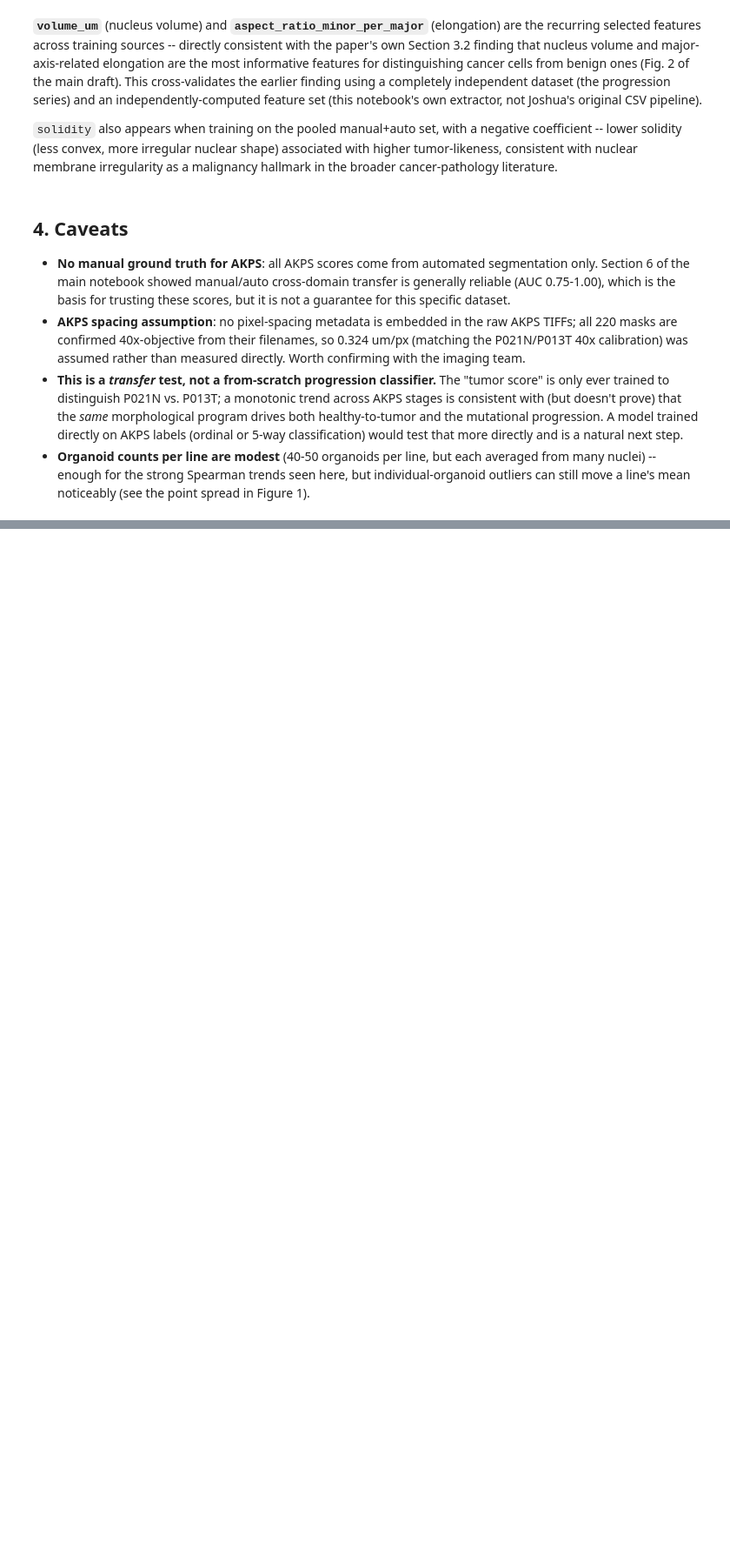
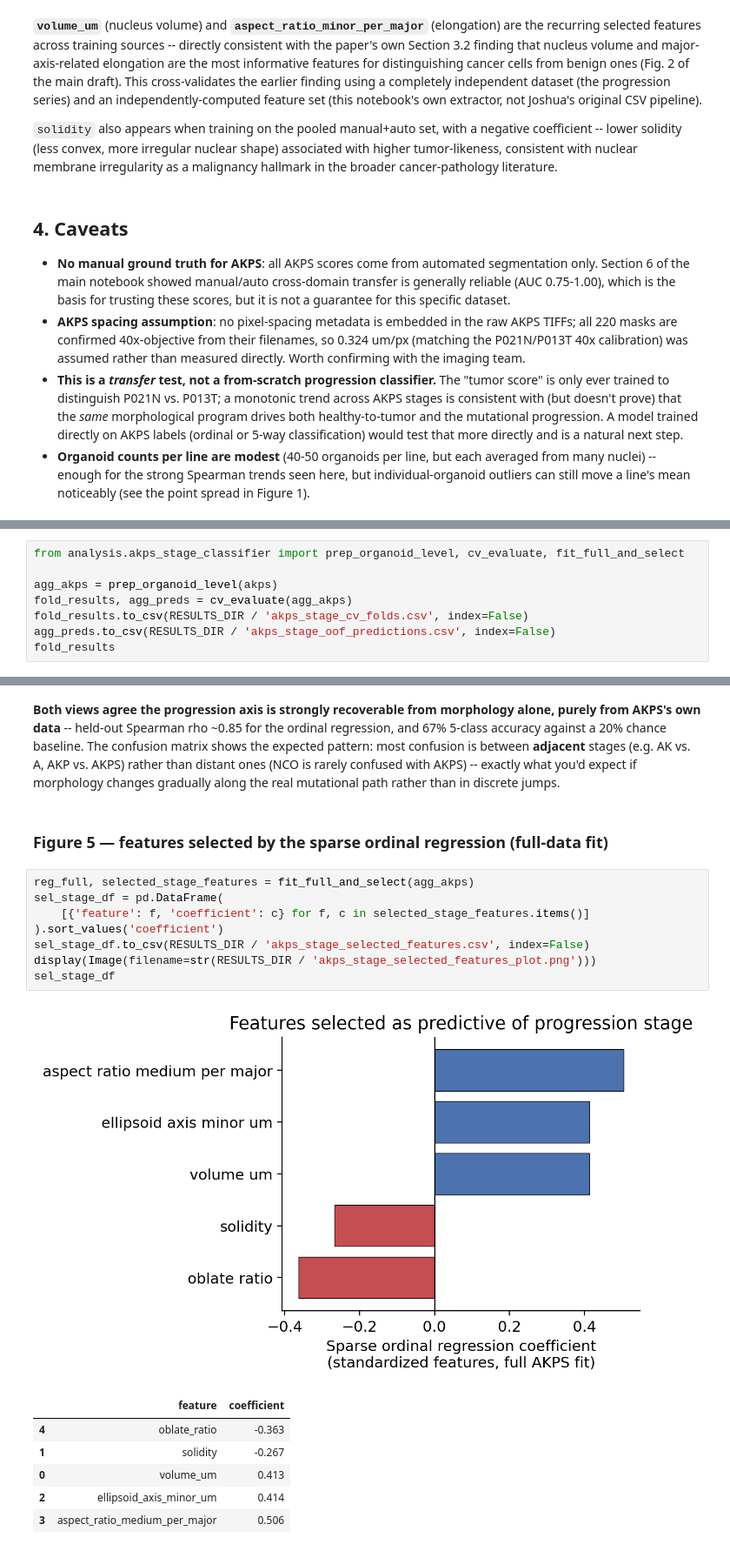
Before and after one commit to mario-koddenbrock/organoid_segmentation, a Jupyter notebook: notebooks/akps_progression.ipynb, the cells around one changed output, grey strips where cells are left out. Shown at 87% size. Drawn from its saved outputs; the diff is of its cells as text; blank space fills up the shorter version.

```diff
--- a/notebooks/akps_progression.ipynb
+++ b/notebooks/akps_progression.ipynb
@@ -229,0 +251,8 @@ literature.
+# %%
+from analysis.akps_stage_classifier import prep_organoid_level, cv_evaluate, fit_full_and_select
+
+agg_akps = prep_organoid_level(akps)
+fold_results, agg_preds = cv_evaluate(agg_akps)
+fold_results.to_csv(RESULTS_DIR / 'akps_stage_cv_folds.csv', index=False)
+agg_preds.to_csv(RESULTS_DIR / 'akps_stage_oof_predictions.csv', index=False)
+fold_results
@@ -229,0 +280,27 @@ literature.
+# %% [markdown]
+**Both views agree the progression axis is strongly recoverable from
+morphology alone, purely from AKPS's own data** -- held-out Spearman rho
+~0.85 for the ordinal regression, and 67% 5-class accuracy against a 20%
+chance baseline. The confusion matrix shows the expected pattern: most
+confusion is between **adjacent** stages (e.g. AK vs. A, AKP vs. AKPS) rather
+than distant ones (NCO is rarely confused with AKPS) -- exactly what you'd
+expect if morphology changes gradually along the real mutational path rather
+than in discrete jumps.
+# %% [markdown]
+### Figure 5 — features selected by the sparse ordinal regression (full-data fit)
+# %%
+reg_full, selected_stage_features = fit_full_and_select(agg_akps)
+sel_stage_df = pd.DataFrame(
+    [{'feature': f, 'coefficient': c} for f, c in selected_stage_features.items()]
+).sort_values('coefficient')
+sel_stage_df.to_csv(RESULTS_DIR / 'akps_stage_selected_features.csv', index=False)
+display(Image(filename=str(RESULTS_DIR / 'akps_stage_selected_features_plot.png')))
+sel_stage_df
+# %% [output]
+[figure, added]
+|  | feature | coefficient |
+| 4 | oblate_ratio | -0.363 |
+| 1 | solidity | -0.267 |
+| 0 | volume_um | 0.413 |
+| 2 | ellipsoid_axis_minor_um | 0.414 |
+| 3 | aspect_ratio_medium_per_major | 0.506 |
```
Also changed, not shown: parts of 7 cells of this notebook, 1 other file.
